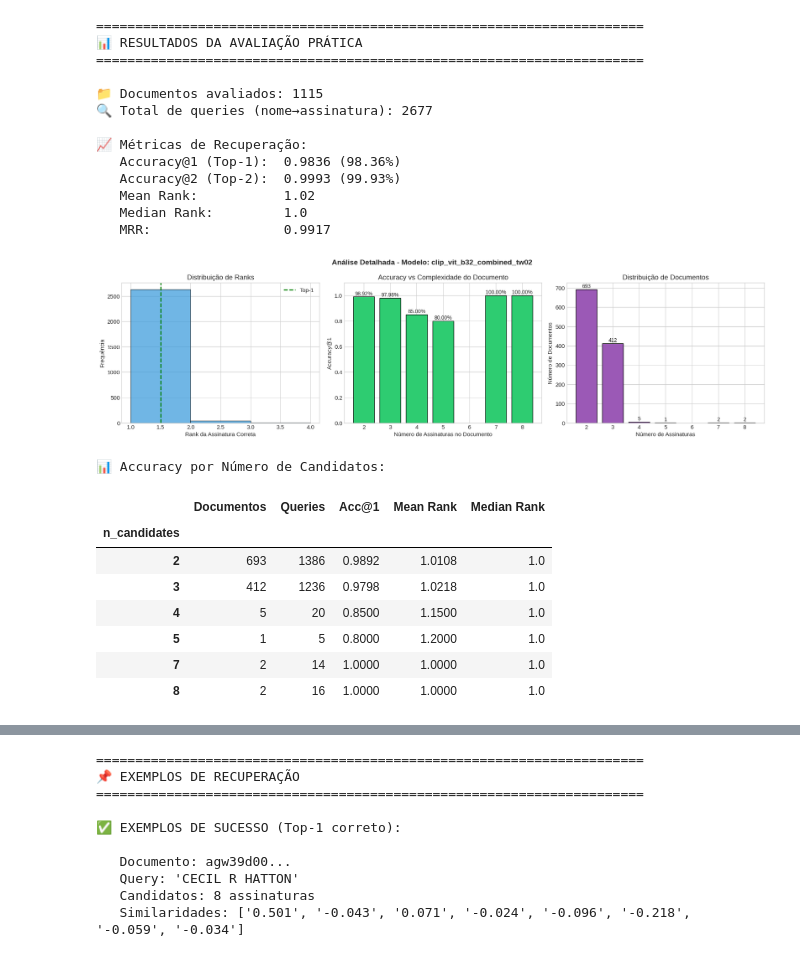
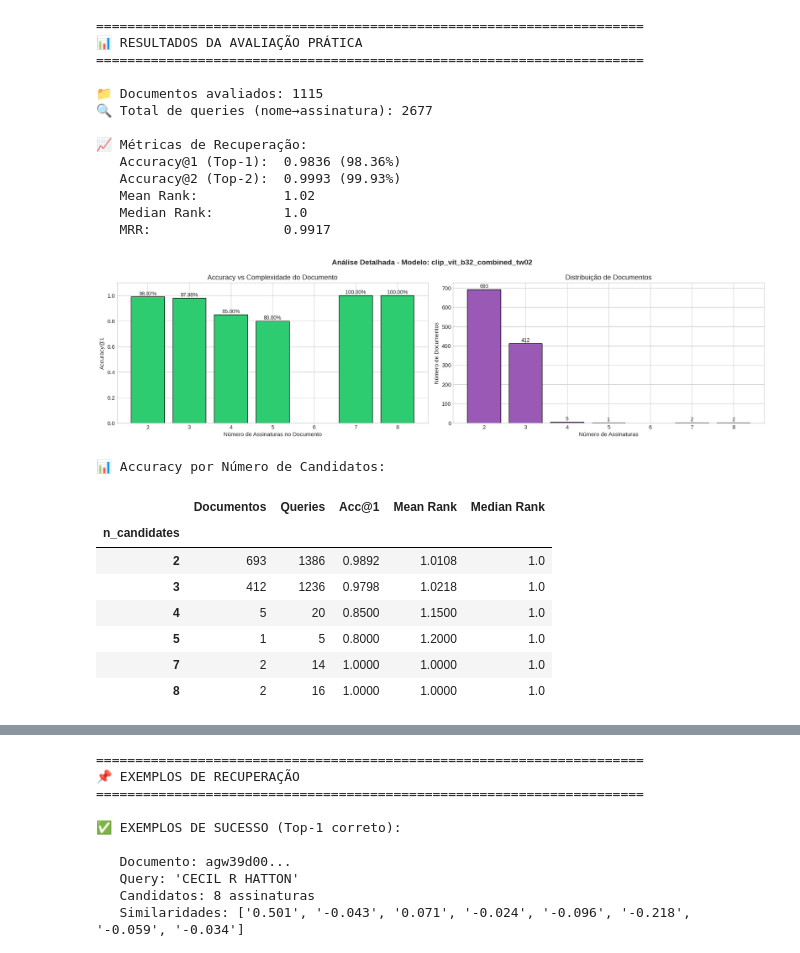
Before and after one commit to luflopes/SignAlign, a Jupyter notebook: notebooks/analysis_test.ipynb, the cells around one changed output, grey strips where cells are left out. Cells and saved outputs as stored; diff of their text form; code cells hidden in the pictures.

```diff
--- a/notebooks/analysis_test.ipynb
+++ b/notebooks/analysis_test.ipynb
@@ -1558,19 +2045,11 @@ else:
 df_results = pd.DataFrame(practical_results)
 
 # Visualização 1: Distribuição dos ranks
-fig, axes = plt.subplots(1, 3, figsize=(18, 5))
+fig, axes = plt.subplots(1, 2, figsize=(18, 5))
 
-# Histograma dos ranks
-ax1 = axes[0]
-ax1.hist(ranks, bins=range(1, max(ranks)+2), edgecolor='black', alpha=0.7, color='#3498db')
-ax1.axvline(x=1.5, color='green', linestyle='--', linewidth=2, label='Top-1')
-ax1.set_xlabel('Rank da Assinatura Correta')
-ax1.set_ylabel('Frequência')
-ax1.set_title('Distribuição de Ranks')
-ax1.legend()
 
 # Accuracy por número de candidatos
-ax2 = axes[1]
+ax2 = axes[0]
 acc_by_candidates = df_results.groupby('n_candidates')['is_top1'].mean()
 bars = ax2.bar(acc_by_candidates.index, acc_by_candidates.values, color='#2ecc71', edgecolor='black')
 ax2.set_xlabel('Número de Assinaturas no Documento')
@@ -1579,36 +2058,36 @@ ax2.set_title('Accuracy vs Complexidade do Documento')
 ax2.set_ylim(0, 1.1)
 for bar, val in zip(bars, acc_by_candidates.values):
     ax2.annotate(f'{val:.2%}', xy=(bar.get_x() + bar.get_width()/2, val),
                  xytext=(0, 3), textcoords="offset points", ha='center', fontsize=10)
 
 # Distribuição de documentos por número de assinaturas
-ax3 = axes[2]
+ax3 = axes[1]
 doc_counts = df_results.groupby('n_candidates').apply(lambda x: x['document'].nunique())
 ax3.bar(doc_counts.index, doc_counts.values, color='#9b59b6', edgecolor='black')
 ax3.set_xlabel('Número de Assinaturas')
 ax3.set_ylabel('Número de Documentos')
 ax3.set_title('Distribuição de Documentos')
 for i, v in enumerate(doc_counts.values):
     ax3.annotate(str(v), xy=(doc_counts.index[i], v), xytext=(0, 3),
                  textcoords="offset points", ha='center', fontsize=10)
 
-plt.suptitle(f'Análise Detalhada - Modelo: {SELECTED_EXPERIMENT}', fontsize=14, fontweight='bold')
+plt.suptitle(f'Análise Detalhada - Modelo: {best_model}', fontsize=14, fontweight='bold')
 plt.tight_layout()
 plt.savefig('practical_evaluation_analysis.png', dpi=150, bbox_inches='tight')
 plt.show()
 
 # Tabela resumo por complexidade
 print("\n📊 Accuracy por Número de Candidatos:")
 summary = df_results.groupby('n_candidates').agg({
     'document': 'nunique',
     'query_name': 'count',
     'is_top1': 'mean',
     'correct_rank': ['mean', 'median']
 }).round(4)
 summary.columns = ['Documentos', 'Queries', 'Acc@1', 'Mean Rank', 'Median Rank']
 display(summary)
 # %% [output]
-[figure, old version]
+[figure, new version]
 📊 Accuracy por Número de Candidatos:
 |  | Documentos | Queries | Acc@1 | Mean Rank | Median Rank |
 | n_candidates |  |  |  |  |  |
```
Also changed, not shown: parts of 27 cells of this notebook, 3 other files.
